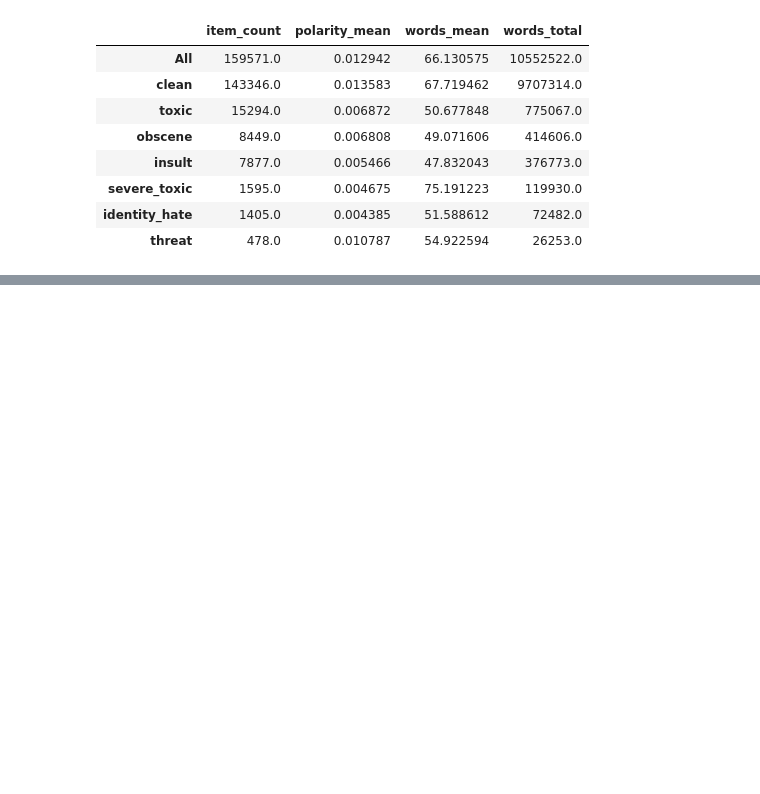
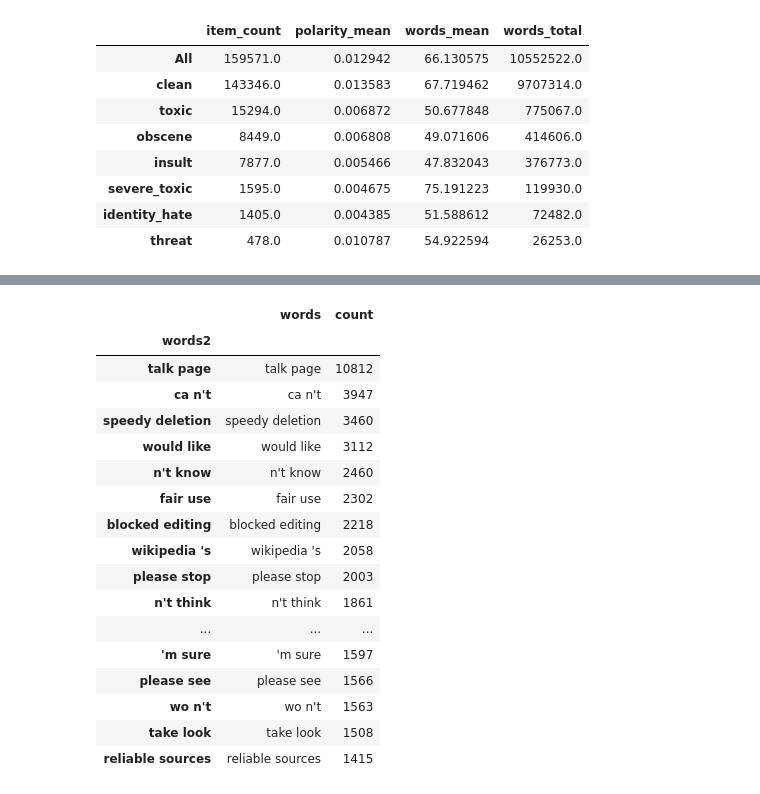
Before and after one commit to cipher813/McMahon_Metis, a Jupyter notebook: Project_4/notebooks/4_Toxic_EDA_1.ipynb, the cells around one changed output, grey strips where cells are left out. Cells and saved outputs as stored; diff of their text form; code cells hidden in the pictures; blank space fills up the shorter version.

```diff
--- a/Project_4/notebooks/4_Toxic_EDA_1.ipynb
+++ b/Project_4/notebooks/4_Toxic_EDA_1.ipynb
@@ -315,0 +524,29 @@ from pprint import pprint
+# %%
+cc1 = [r.split() for r in cc.clean]
+cc1 = [r[0] + " " + r[1] + "," + r[2] for r in cc1]
+cc1 = pd.DataFrame(cc1)
+cc1['count'] = cc1[0].apply(lambda x: x.split(',')[-1])
+cc1['words'] = cc1[0].apply(lambda x: x.split(',')[0])
+cc1 = cc1[['words','count']]
+cc1['words2'] = cc1['words']
+cc1 = cc1.set_index('words2')
+cc1
+# %% [output]
+|  | words | count |
+| words2 |  |  |
+| talk page | talk page | 10812 |
+| ca n't | ca n't | 3947 |
+| speedy deletion | speedy deletion | 3460 |
+| would like | would like | 3112 |
+| n't know | n't know | 2460 |
+| fair use | fair use | 2302 |
+| blocked editing | blocked editing | 2218 |
+| wikipedia 's | wikipedia 's | 2058 |
+| please stop | please stop | 2003 |
+| n't think | n't think | 1861 |
+| ... | ... | ... |
+| 'm sure | 'm sure | 1597 |
+| please see | please see | 1566 |
+| wo n't | wo n't | 1563 |
+| take look | take look | 1508 |
+| reliable sources | reliable sources | 1415 |
```
Also changed, not shown: parts of 28 cells of this notebook, 20 other files.
